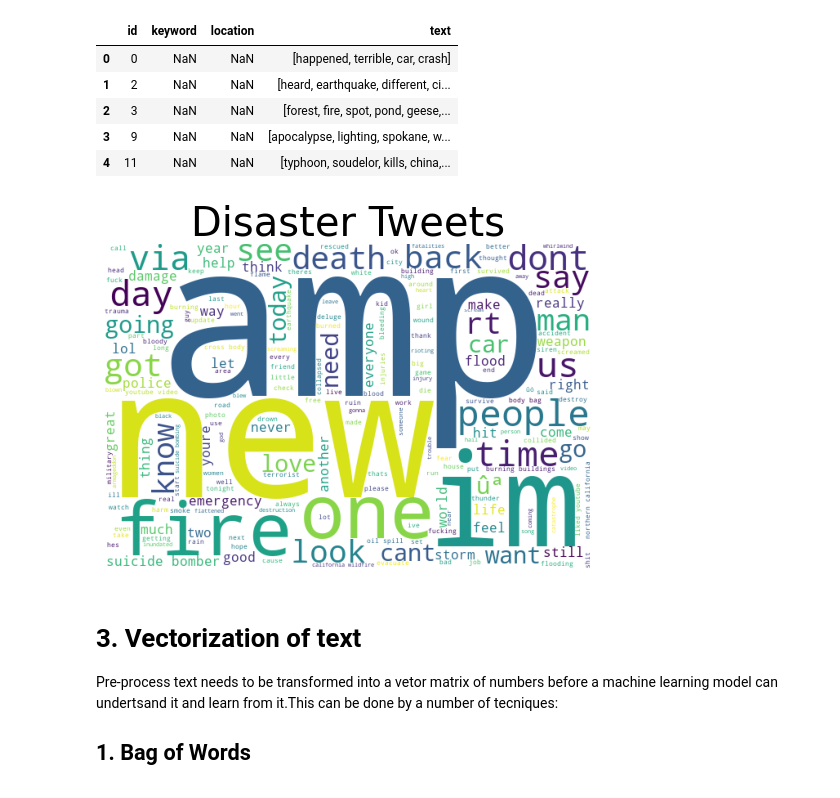
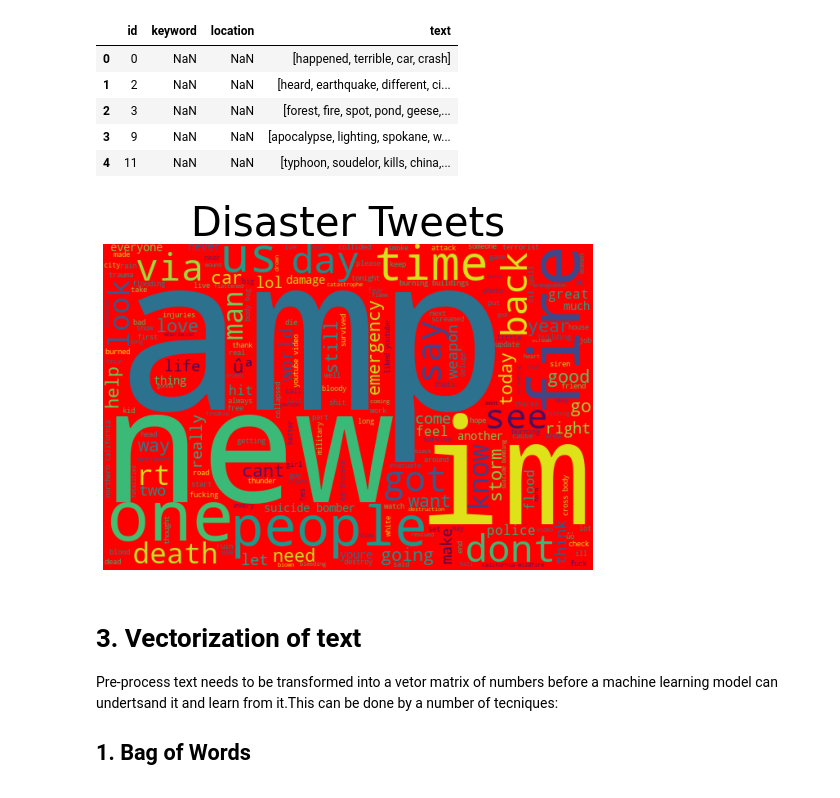
Before and after one commit to pavstar619/Data-Science-Capstone, a Jupyter notebook: DS Capstone.ipynb, the cells around one changed output. Saved outputs shown, nothing was run; the diff lists cells and outputs as text; code cells hidden in the pictures.

```diff
--- a/DS Capstone.ipynb
+++ b/DS Capstone.ipynb
@@ -764,15 +773,15 @@ test_df3.head()
 # %%
 #Lets have a quick look of the tweets in wordcloud
 from wordcloud import WordCloud
 fig, ax = plt.subplots(figsize=[10, 6])
-wordcloud = WordCloud( background_color='white',
+wordcloud = WordCloud( background_color='red',
                         width=600,
                         height=400).generate(" ".join(train_df2.text))
 ax.imshow(wordcloud)
 ax.axis('off')
 ax.set_title('Disaster Tweets',fontsize=40);
 # %% [output]
-[figure, old version]
+[figure, new version]
 # %% [markdown]
 # 3. Vectorization of text
 
```
Also changed, not shown: parts of 5 cells of this notebook.
